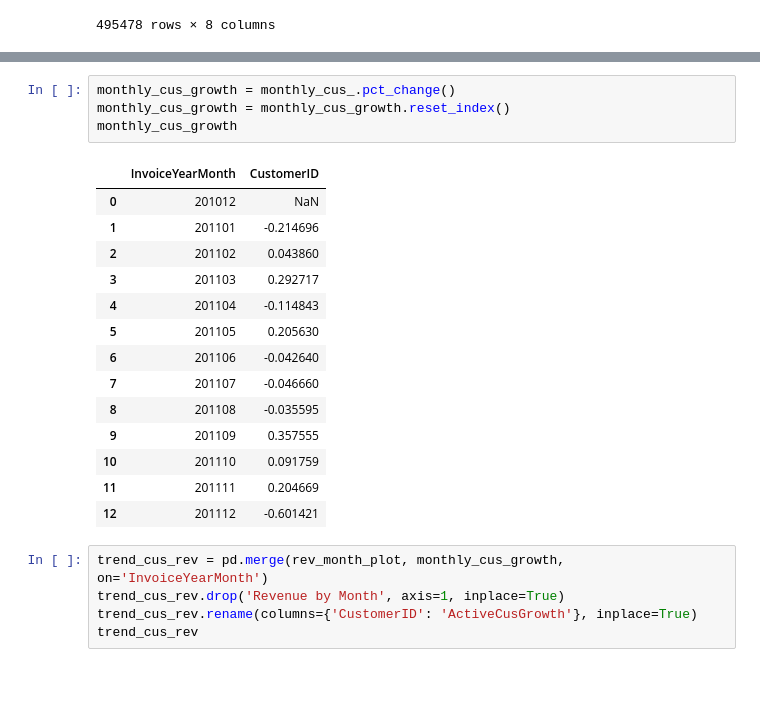
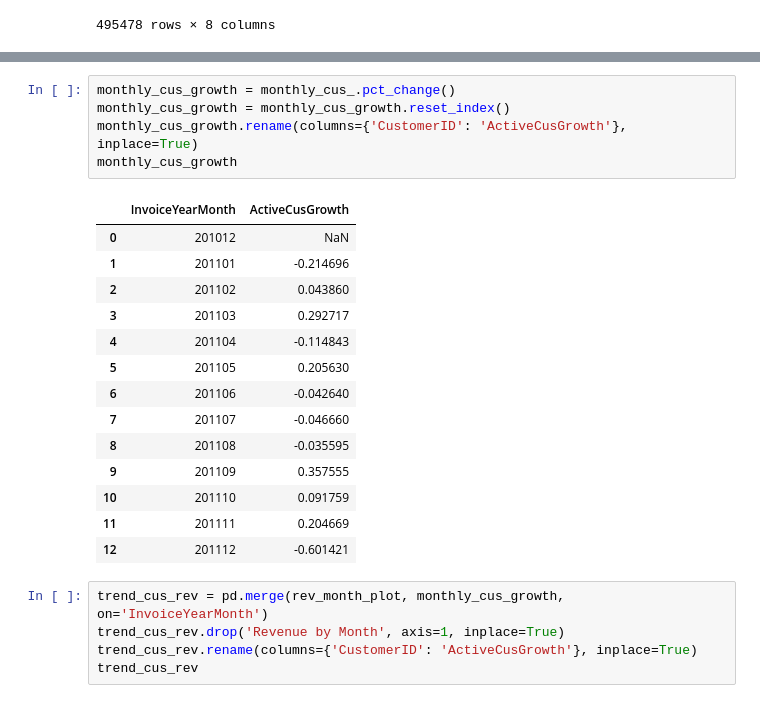
Before and after one commit to baotran306/Online-Retail-Dataset-Report, a Jupyter notebook: OnlineRetail_Explore.ipynb, the cells around one changed output, grey strips where cells are left out. Saved outputs shown, nothing was run; the diff lists cells and outputs as text.

```diff
--- a/OnlineRetail_Explore.ipynb
+++ b/OnlineRetail_Explore.ipynb
@@ -204,9 +182,10 @@ pyoff.iplot(fig)
 # %%
 monthly_cus_growth = monthly_cus_.pct_change()
 monthly_cus_growth = monthly_cus_growth.reset_index()
+monthly_cus_growth.rename(columns={'CustomerID': 'ActiveCusGrowth'}, inplace=True)
 monthly_cus_growth
 # %% [output]
-|  | InvoiceYearMonth | CustomerID |
+|  | InvoiceYearMonth | ActiveCusGrowth |
 | 0 | 201012 | NaN |
 | 1 | 201101 | -0.214696 |
 | 2 | 201102 | 0.043860 |
```
Also changed, not shown: parts of 39 cells of this notebook.
